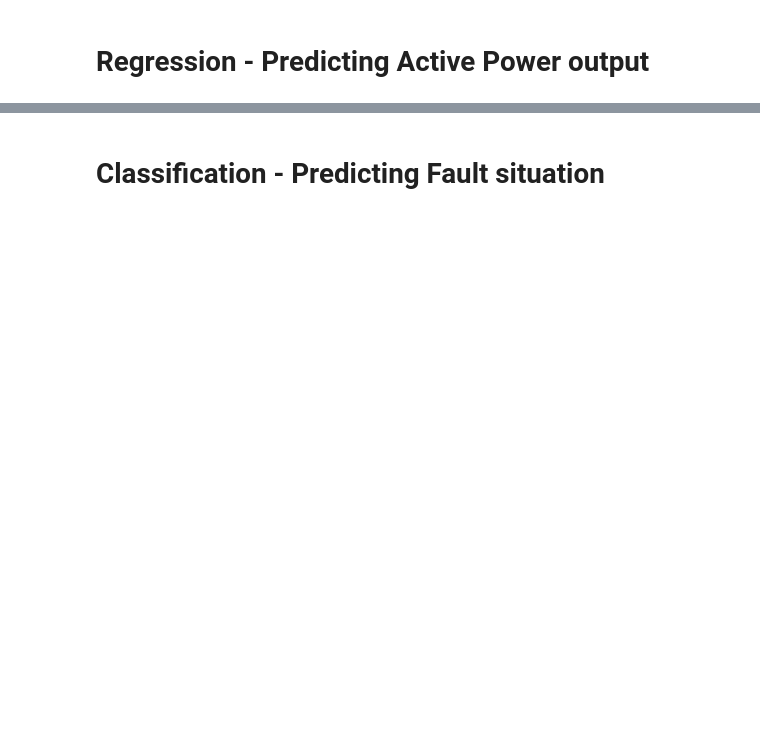
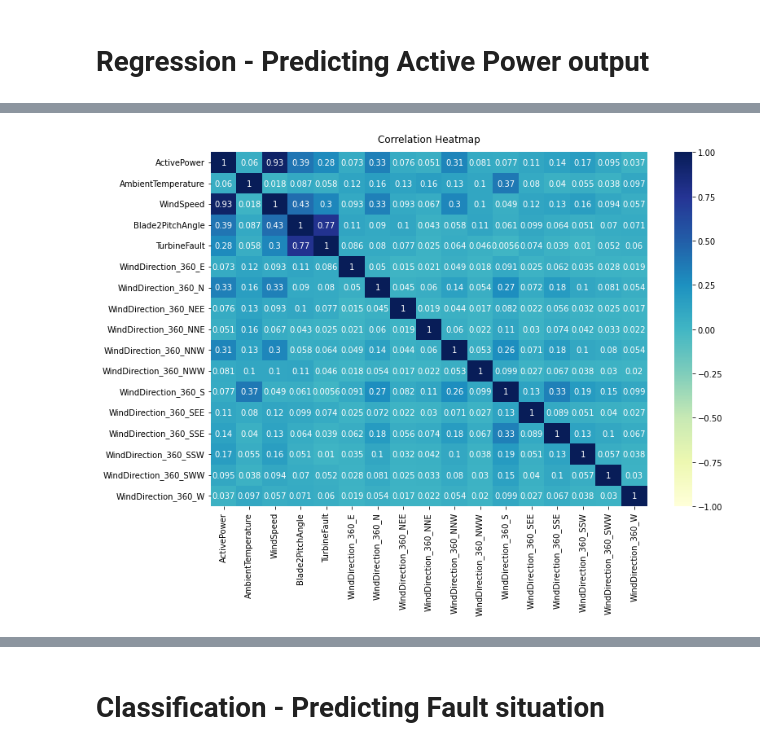
Before and after one commit to LazaUK/IndustrySolutions-WindFarm, a Jupyter notebook: Python_notebook/CambridgeSpark_Laziz_WindFarm.ipynb, the cells around one changed output, grey strips where cells are left out. Cells and saved outputs as stored; diff of their text form; code cells hidden in the pictures; blank space fills up the shorter version.

```diff
--- a/Python_notebook/CambridgeSpark_Laziz_WindFarm.ipynb
+++ b/Python_notebook/CambridgeSpark_Laziz_WindFarm.ipynb
@@ -274,3 +241,7 @@ plt.show()
 # %%
 # Categorise Wind Direction as per above Wind Rose
 df_reg["WindDirection_360"] = df_reg["WindDirection_360"].apply(wind_rose)
+# %%
+# Dropping Turbine Status and Wind Direction columns
+df_reg.drop(["WindDirection", "TurbineStatus"], axis=1, inplace=True)
+df_reg.head(10)
@@ -276,0 +260,4 @@ df_reg["WindDirection_360"] = df_reg["WindDirection_360"].apply(wind_rose)
+# %%
+# Apply one-hot encoder
+df_reg = pd.get_dummies(df_reg)
+df_reg.head(10)
@@ -276,0 +289,9 @@ df_reg["WindDirection_360"] = df_reg["WindDirection_360"].apply(wind_rose)
+# %%
+# Create and visualise correlation matrix
+corr_matrix_reg = df_reg.corr().abs()
+plt.figure(figsize=(12, 8))
+heatmap = sns.heatmap(corr_matrix_reg, vmin=-1, vmax=1, annot=True, cmap='YlGnBu')
+heatmap.set_title('Correlation Heatmap', fontdict={'fontsize':12}, pad=12)
+plt.show()
+# %% [output]
+[figure, added]
```
Also changed, not shown: parts of 34 cells of this notebook.
